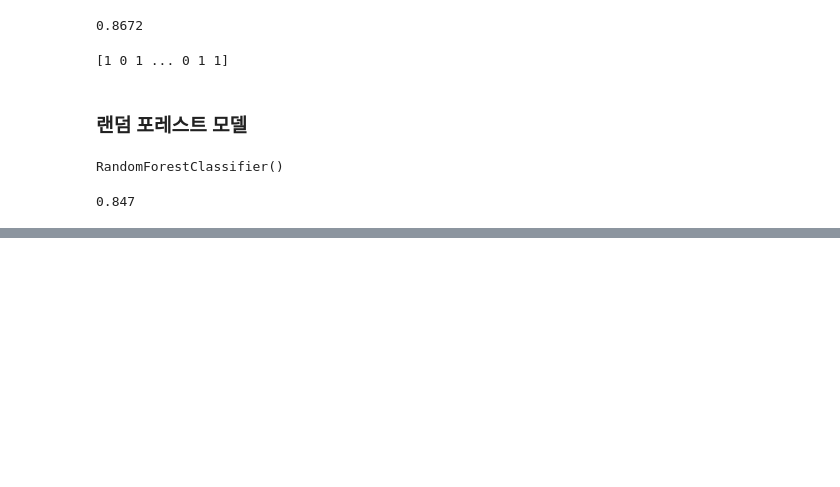
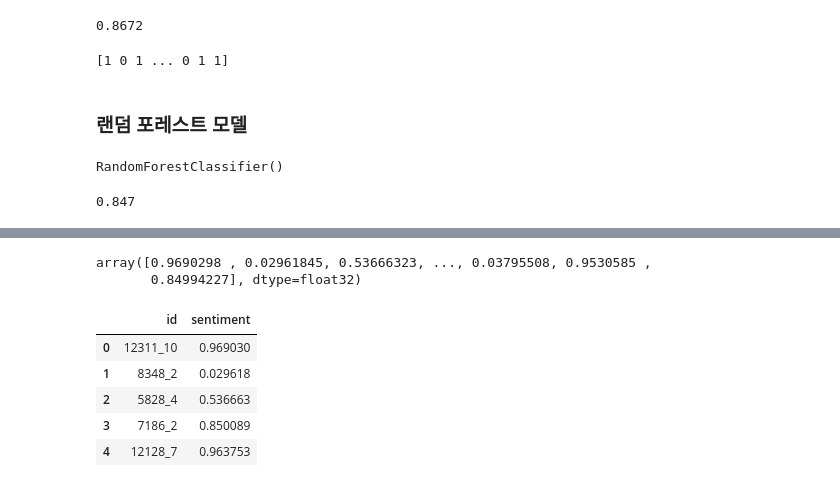
Before and after one commit to 4ix/ai_class_nlp, a Jupyter notebook: 20230316.ipynb, the cells around one changed output, grey strips where cells are left out. Drawn from its saved outputs; the diff is of its cells as text; code cells hidden in the pictures; blank space fills up the shorter version.

```diff
--- a/20230316.ipynb
+++ b/20230316.ipynb
@@ -355,0 +466,3 @@ result_dataset.to_csv('./data_out/lgs_forest_result.csv',index=False)
+# %%
+model.load_weights('./data_out/rnn_best.hdf5')
+test_predict = model.predict(test_input)
@@ -355,0 +473,20 @@ result_dataset.to_csv('./data_out/lgs_forest_result.csv',index=False)
+# %%
+test_predicted = test_predict.squeeze(-1)
+test_predicted
+# %% [output]
+array([0.9690298 , 0.02961845, 0.53666323, ..., 0.03795508, 0.9530585 ,
+       0.84994227], dtype=float32)
+# %%
+test_id_ = pd.Series(test_id)
+test_ids = test_id_.str.replace('"', '')
+# %%
+output_df = pd.DataFrame({'id': test_ids, 'sentiment': test_predicted})
+# %%
+output_df.head()
+# %% [output]
+|  | id | sentiment |
+| 0 | 12311_10 | 0.969030 |
+| 1 | 8348_2 | 0.029618 |
+| 2 | 5828_4 | 0.536663 |
+| 3 | 7186_2 | 0.850089 |
+| 4 | 12128_7 | 0.963753 |
```
Also changed, not shown: parts of 14 cells of this notebook, 2 other files.
